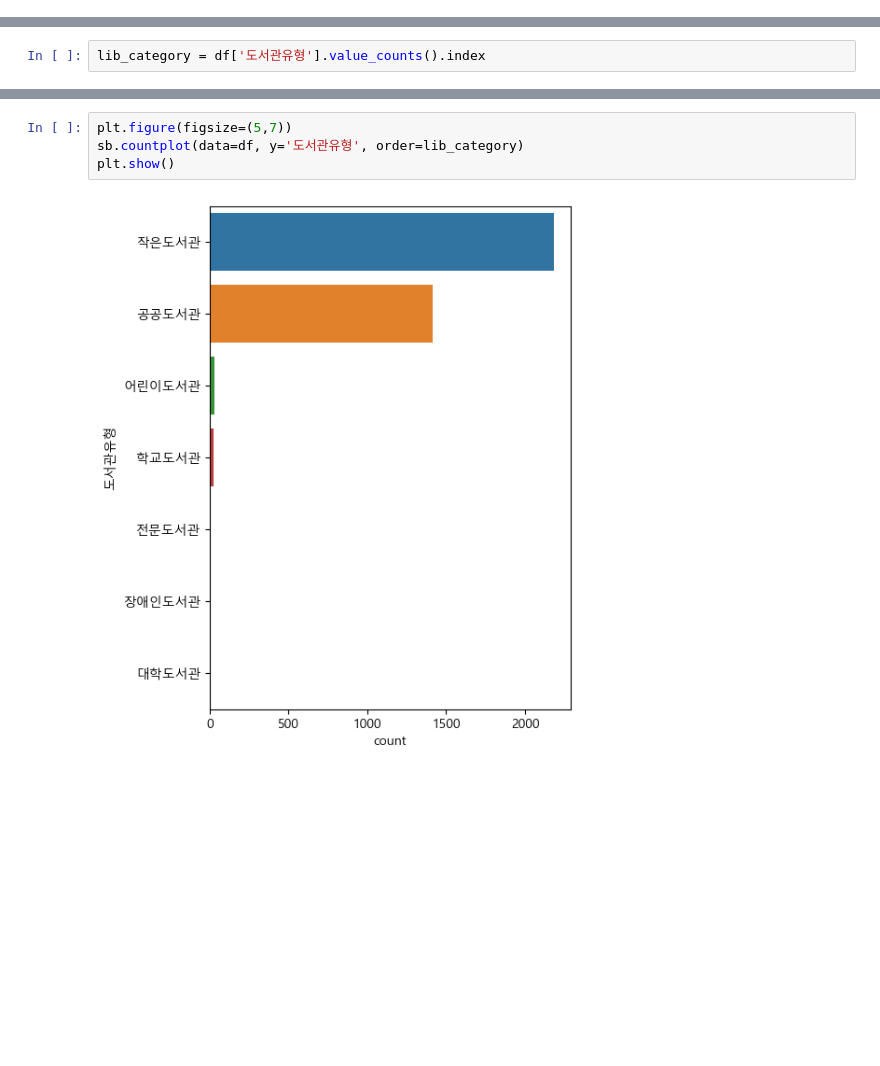
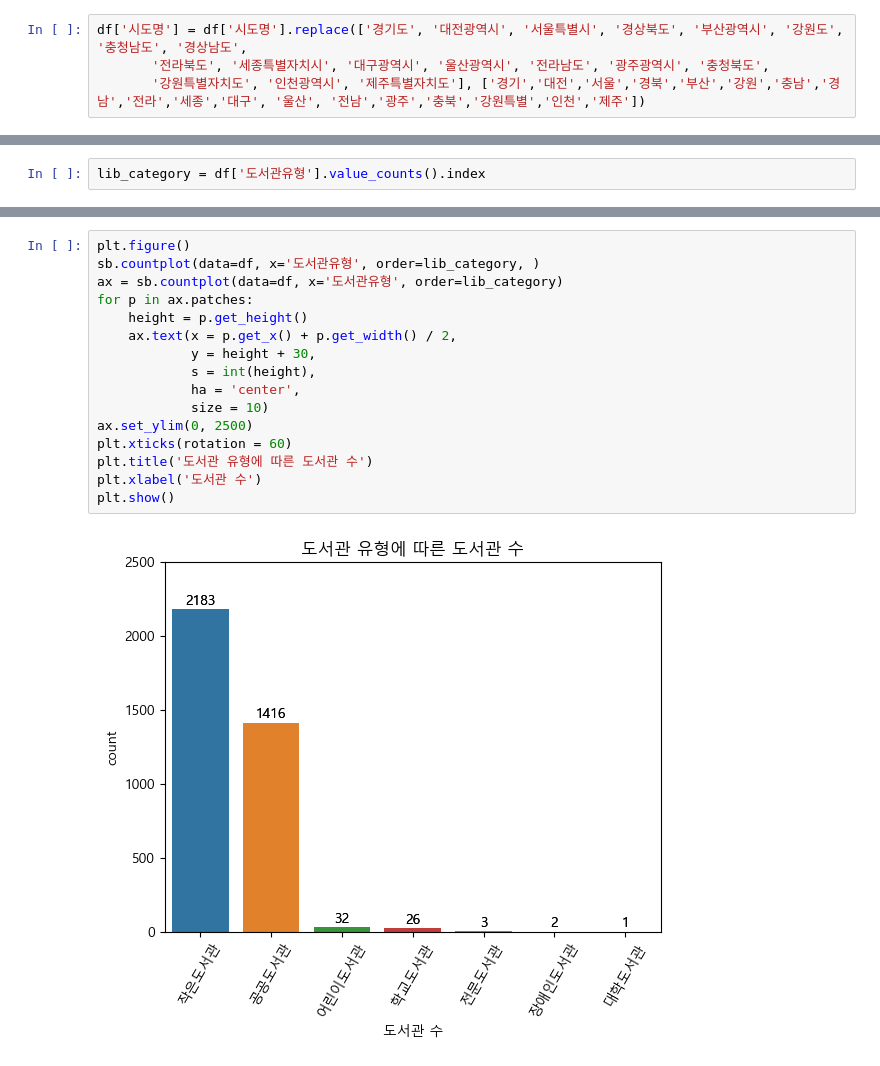
Before and after one commit to qooqookeke/car_greenhouse_gas, a Jupyter notebook: test.ipynb, the cells around one changed output, grey strips where cells are left out. Saved outputs shown, nothing was run; the diff lists cells and outputs as text; blank space fills up the shorter version.

```diff
--- a/test.ipynb
+++ b/test.ipynb
@@ -31,3 +31,7 @@ df['시도명'].unique()
 array(['경기도', '대전광역시', '서울특별시', '경상북도', '부산광역시', '강원도', '충청남도', '경상남도',
        '전라북도', '세종특별자치시', '대구광역시', '울산광역시', '전라남도', '광주광역시', '충청북도',
        '강원특별자치도', '인천광역시', '제주특별자치도'], dtype=object)
+# %%
+df['시도명'] = df['시도명'].replace(['경기도', '대전광역시', '서울특별시', '경상북도', '부산광역시', '강원도', '충청남도', '경상남도',
+       '전라북도', '세종특별자치시', '대구광역시', '울산광역시', '전라남도', '광주광역시', '충청북도',
+       '강원특별자치도', '인천광역시', '제주특별자치도'], ['경기','대전','서울','경북','부산','강원','충남','경남','전라','세종','대구', '울산', '전남','광주','충북','강원특별','인천','제주'])
@@ -97,6 +140,18 @@ lib_category = df['도서관유형'].value_counts().index
 # %%
-plt.figure(figsize=(5,7))
-sb.countplot(data=df, y='도서관유형', order=lib_category)
+plt.figure()
+sb.countplot(data=df, x='도서관유형', order=lib_category, )
+ax = sb.countplot(data=df, x='도서관유형', order=lib_category)
+for p in ax.patches:
+    height = p.get_height()
+    ax.text(x = p.get_x() + p.get_width() / 2,
+            y = height + 30,
+            s = int(height),
+            ha = 'center',
+            size = 10)
+ax.set_ylim(0, 2500)
+plt.xticks(rotation = 60)
+plt.title('도서관 유형에 따른 도서관 수')
+plt.xlabel('도서관 수')
 plt.show()
 # %% [output]
-[figure, old version]
+[figure, new version]
```
Also changed, not shown: parts of 19 cells of this notebook.
